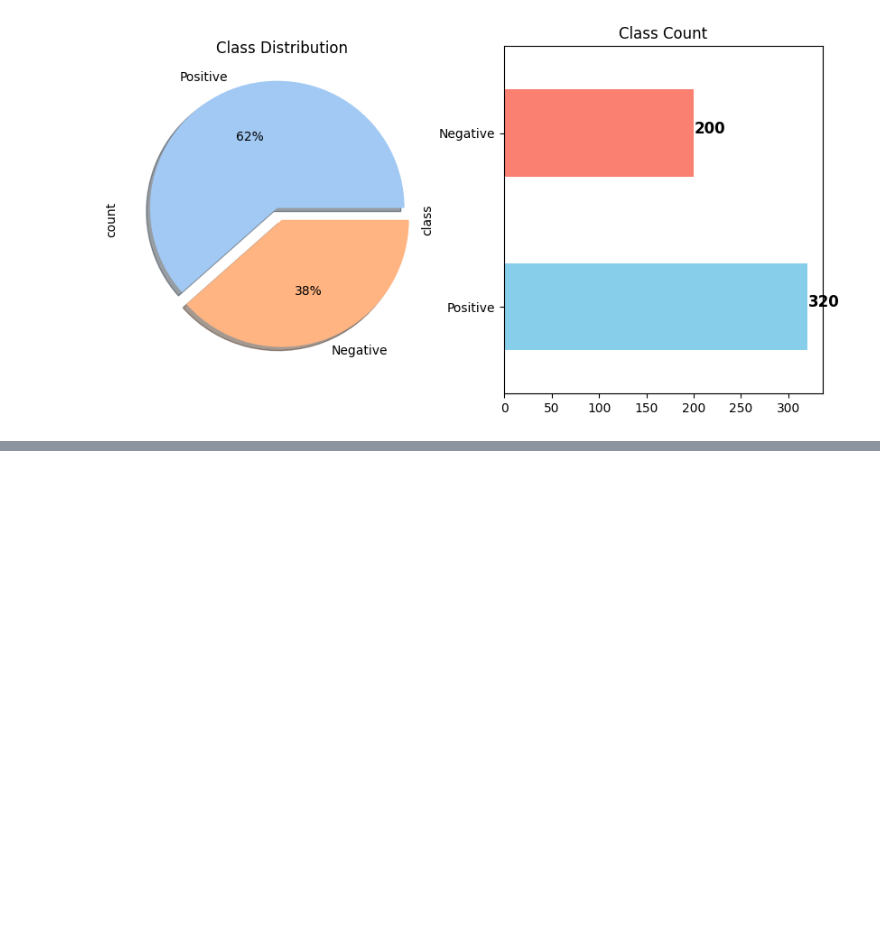
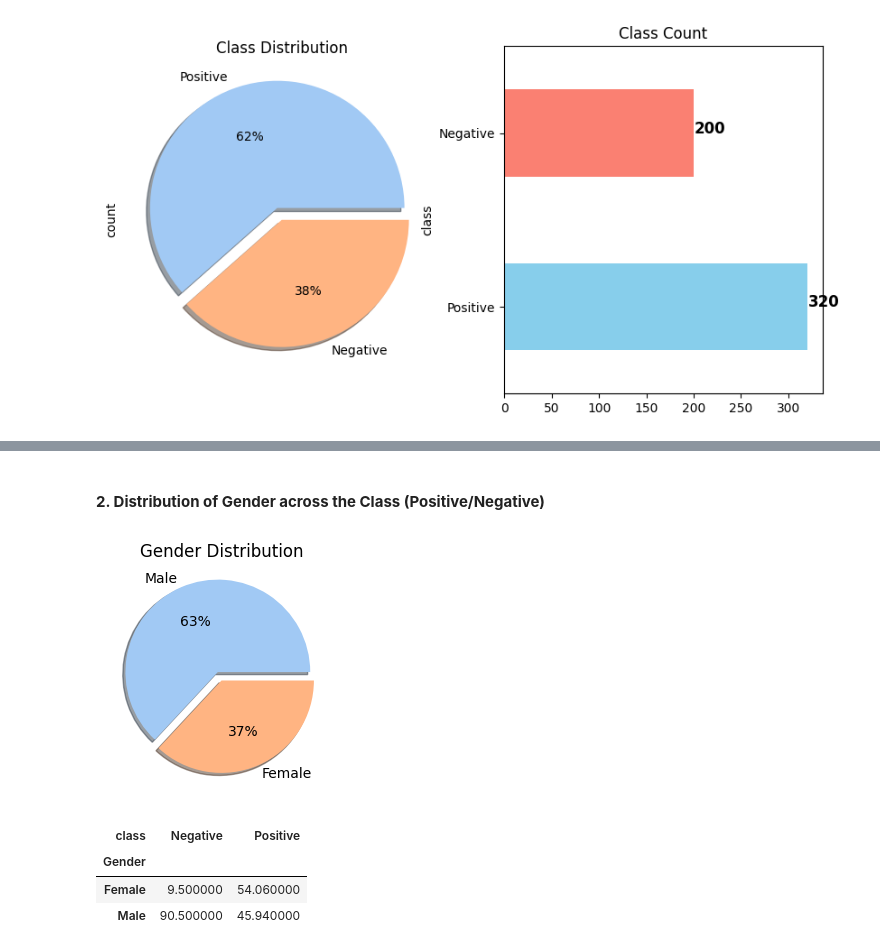
Before and after one commit to Angad143/HealthScope---A-Multi-Disease-Progression-and-Severity-Prediction-Platform, a Jupyter notebook: Diabetes Progression Prediction/Diabetes_Diseases_Prediction.ipynb, the cells around one changed output, grey strips where cells are left out. Drawn from its saved outputs; the diff is of its cells as text; code cells hidden in the pictures; blank space fills up the shorter version.

Commit message:
EDA for target column and rest 3 columns

```diff
--- a/Diabetes Progression Prediction/Diabetes_Diseases_Prediction.ipynb
+++ b/Diabetes Progression Prediction/Diabetes_Diseases_Prediction.ipynb
@@ -198,0 +236,25 @@ plt.show()
+# %% [markdown]
+#### **2. Distribution of Gender across the Class (Positive/Negative)**
+# %%
+# Pie chart for Gender Distribution
+plt.figure(figsize=(5, 3))
+df["Gender"].value_counts().plot.pie(autopct="%1.0f%%", colors=sns.color_palette("pastel"),
+                                     labels=["Male", "Female"], explode=[0.1, 0], shadow=True)
+
+plt.title("Gender Distribution")
+plt.ylabel("")
+plt.show()
+# %% [output]
+[figure, added]
+# %%
+# Crosstab for Gender and Class Distribution (Percentage Format)
+plot_criteria = ['Gender', 'class']
+cm = sns.light_palette("red", as_cmap=True)
+
+crosstab_result = round(pd.crosstab(df[plot_criteria[0]], df[plot_criteria[1]], normalize="columns") * 100, 2)
+crosstab_result.style.background_gradient(cmap=cm)
+# %% [output]
+| class | Negative | Positive |
+| Gender |  |  |
+| Female | 9.500000 | 54.060000 |
+| Male | 90.500000 | 45.940000 |
```
Also changed, not shown: parts of 23 cells of this notebook.
